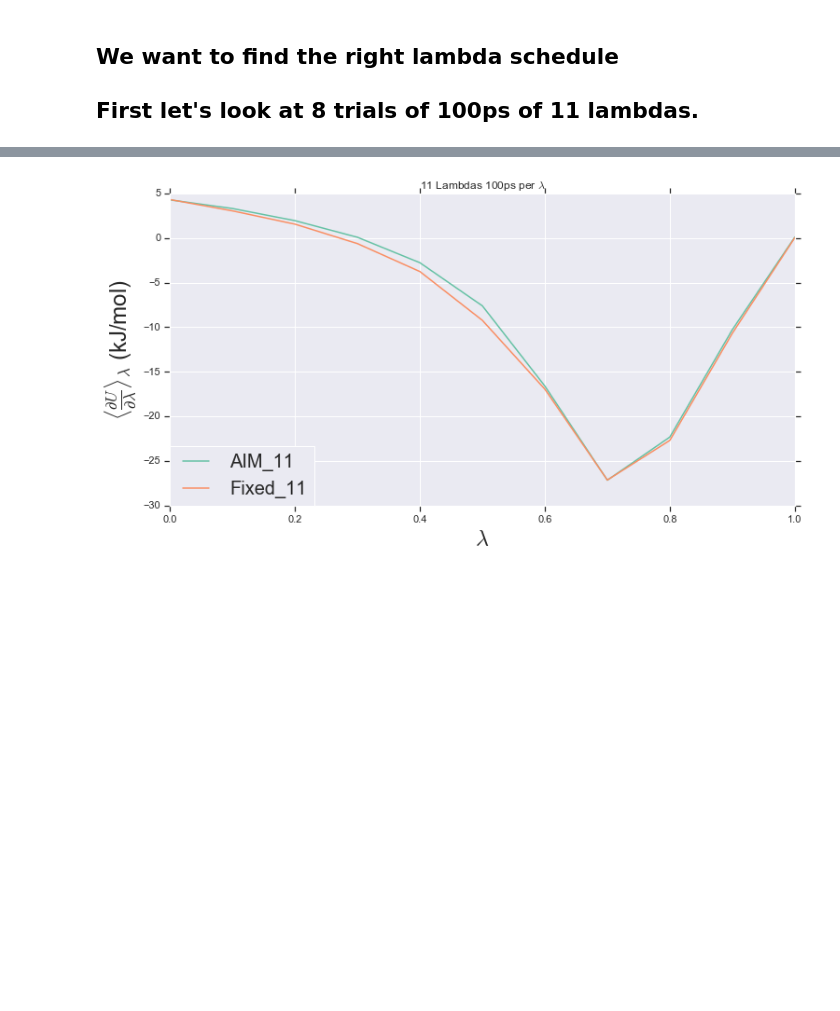
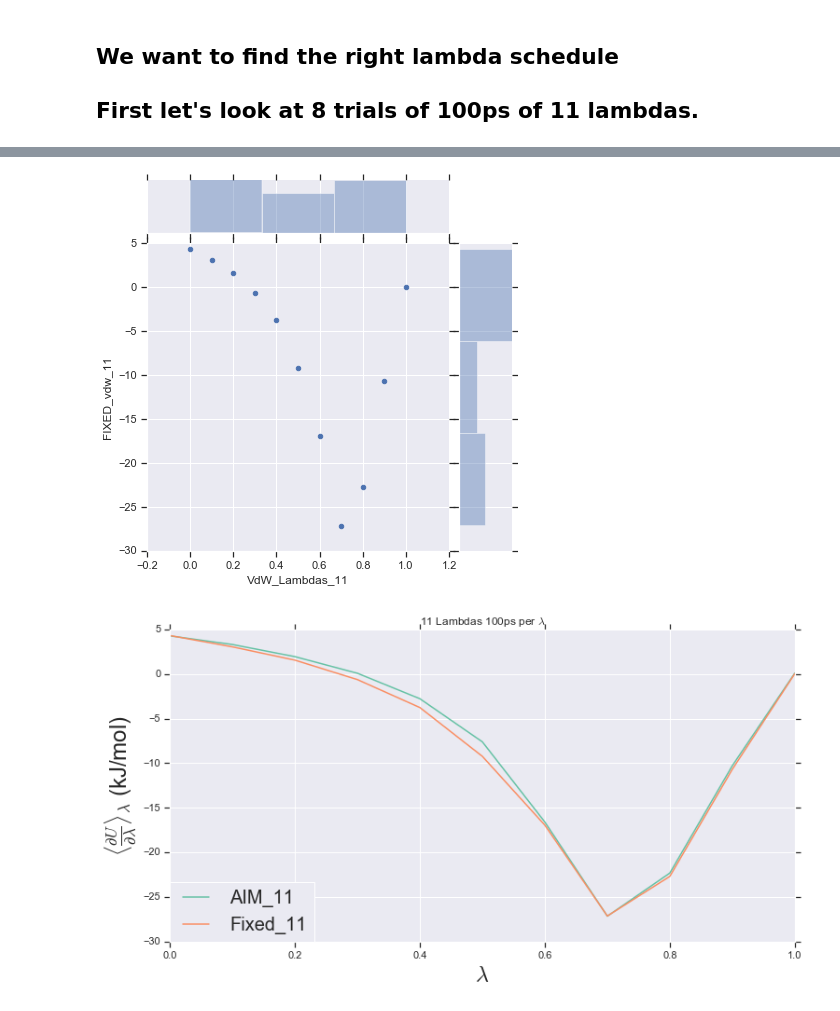
Before and after one commit to bioSandMan/gmx514, a Jupyter notebook: methane.ipynb, the cells around one changed output, grey strips where cells are left out. Saved outputs shown, nothing was run; the diff lists cells and outputs as text; code cells hidden in the pictures; blank space fills up the shorter version.

```diff
--- a/methane.ipynb
+++ b/methane.ipynb
@@ -146,3 +158,7 @@ eleven_results['Number of Lambdas'] = 11
+# %%
+sns.jointplot(x="VdW_Lambdas_11", y="FIXED_vdw_11", data=eleven_lambdas, kind='scatter');
+# %% [output]
+[figure, added]
 # %%
 plt.figure(figsize = (12,6))
 sns.lineplot(x="VdW_Lambdas_11", y='AIM_vdw_11', label="AIM_11", data=eleven_lambdas);
```
Also changed, not shown: parts of 15 cells of this notebook.
